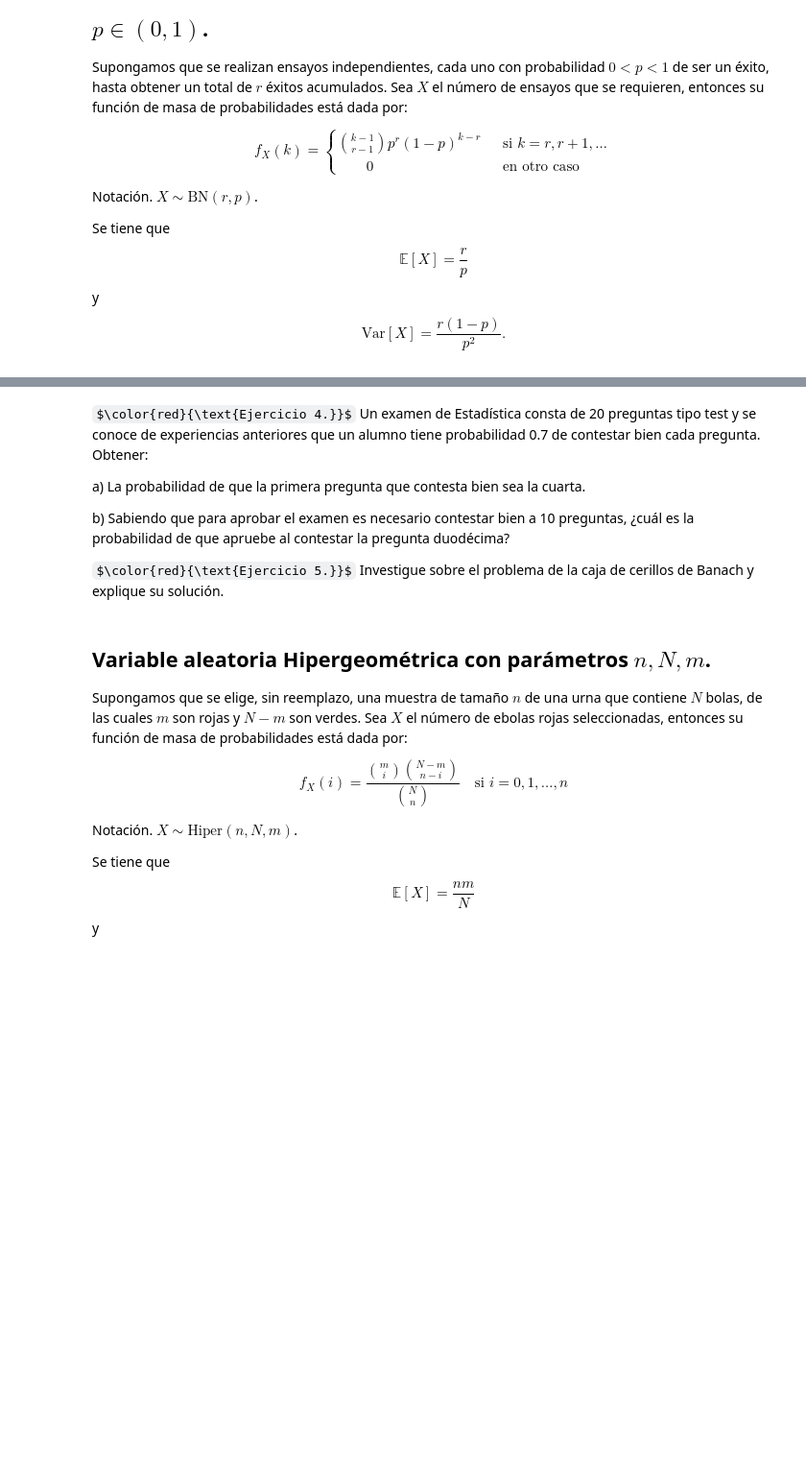
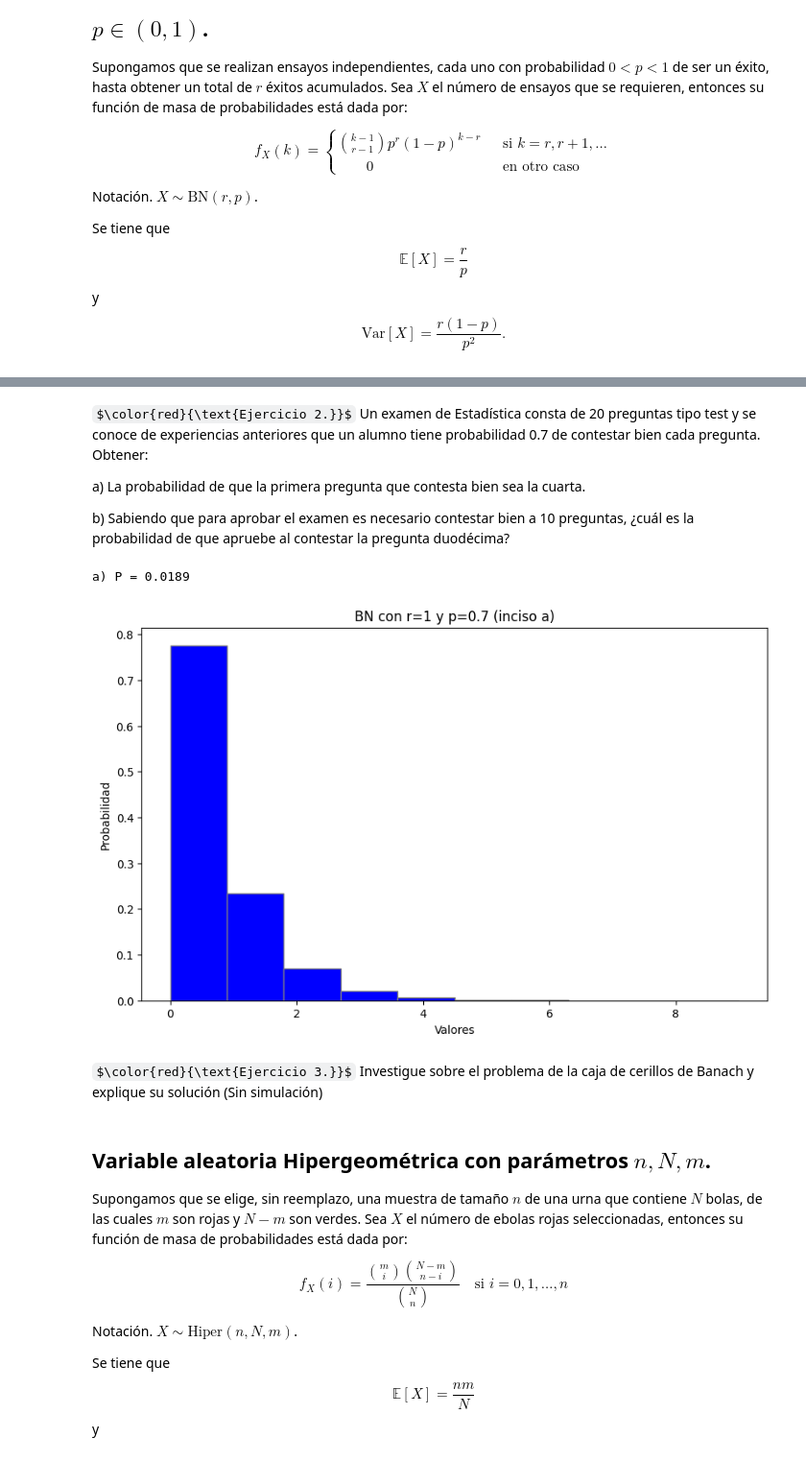
Before and after one commit to MisaelAvila49/TEyMD-Modulo2, a Jupyter notebook: Clases/03-28Marz-VarAlDiscretas.ipynb, the cells around one changed output, grey strips where cells are left out. Shown at 96% size. Cells and saved outputs as stored; diff of their text form; code cells hidden in the pictures; some formulas as TeX source; blank space fills up the shorter version.

Commit message:
Se agregaron nuevos notebooks incluyendo los notebooks completos de probabilidad y variables aleatorias

```diff
--- a/Clases/03-28Marz-VarAlDiscretas.ipynb
+++ b/Clases/03-28Marz-VarAlDiscretas.ipynb
@@ -522,12 +527,38 @@ plt.show() #mostrar el gráfica
 # %% [markdown]
-$\color{red}{\text{Ejercicio 4.}}$ Un examen de Estadística consta de 20 preguntas tipo test y se conoce de experiencias
+$\color{red}{\text{Ejercicio 2.}}$ Un examen de Estadística consta de 20 preguntas tipo test y se conoce de experiencias
 anteriores que un alumno tiene probabilidad 0.7 de contestar bien cada pregunta. Obtener:
 
 a) La probabilidad de que la primera pregunta que contesta bien sea la cuarta.
 
 b) Sabiendo que para aprobar el examen es necesario contestar bien a 10 preguntas, ¿cuál es la probabilidad de que apruebe al contestar la pregunta duodécima?
-
-$\color{red}{\text{Ejercicio 5.}}$ Investigue sobre el problema de la caja de cerillos de Banach y explique su solución.
+# %%
+
+p = 0.7    # probabilidad de contestar bien
+s = 100000 # número de muestras
+np.random.seed(3)
+
+prob_a = sps.nbinom.pmf(3, 1, p)  # k = 4-1 = 3 fracasos
+print(f"a) P = {prob_a:.4f}")
+
+nbinom_a = sps.nbinom.rvs(1, p, size=s)
+
+plt.figure(figsize=(10, 6))
+plt.hist(
+    nbinom_a,
+    density=True,
+    bins=len(np.unique(nbinom_a)),
+    color="blue",
+    edgecolor="grey"
+)
+plt.xlabel('Valores')
+plt.ylabel('Probabilidad')
+plt.title('BN con r=1 y p=0.7 (inciso a)')
+plt.show()
+# %% [output]
+a) P = 0.0189
+[figure, added]
+# %% [markdown]
+$\color{red}{\text{Ejercicio 3.}}$ Investigue sobre el problema de la caja de cerillos de Banach y explique su solución (Sin simulación)
 # %% [markdown]
 ## Variable aleatoria Hipergeométrica con parámetros $n,N,m$.
 
```
Also changed, not shown: parts of 7 cells of this notebook, 9 other files.
